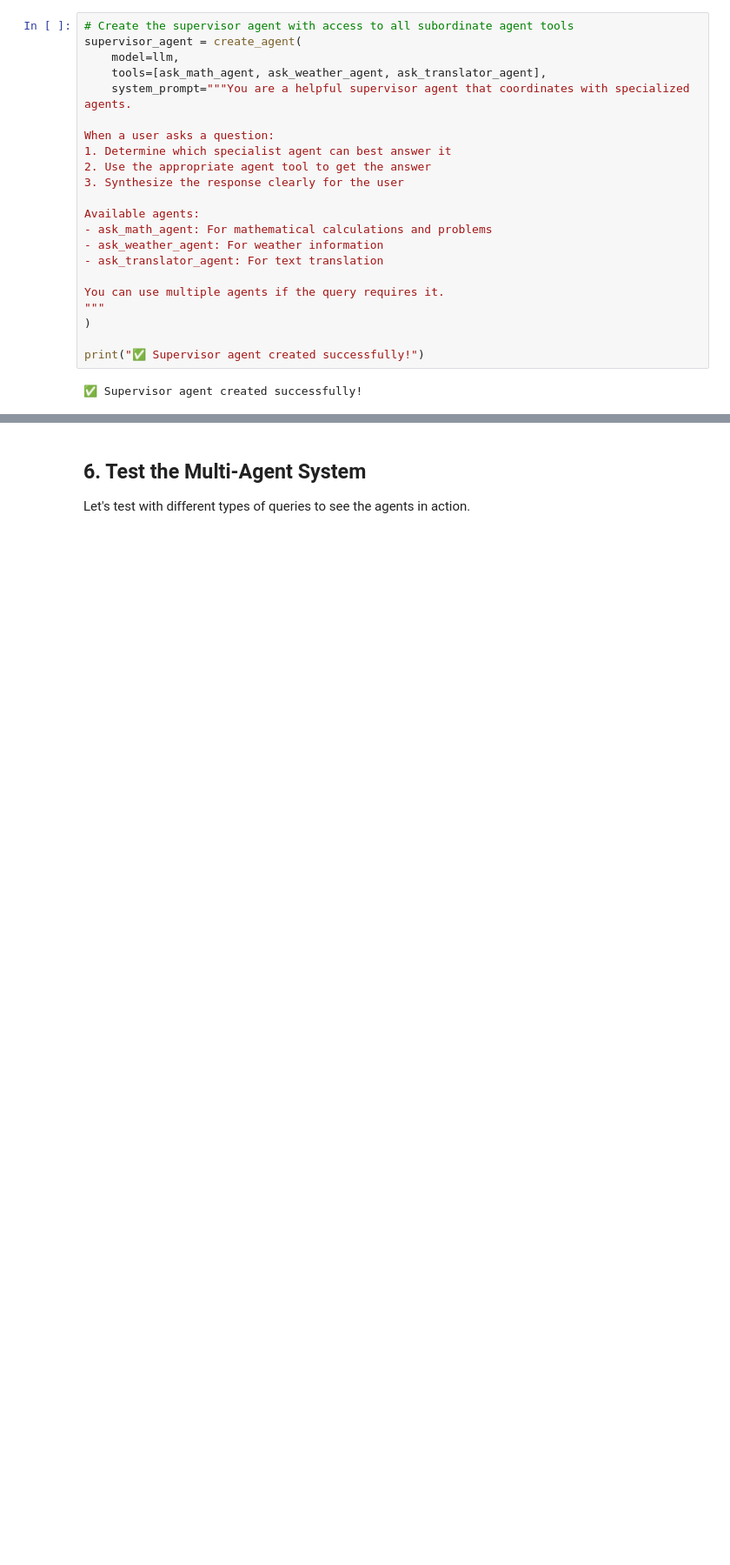
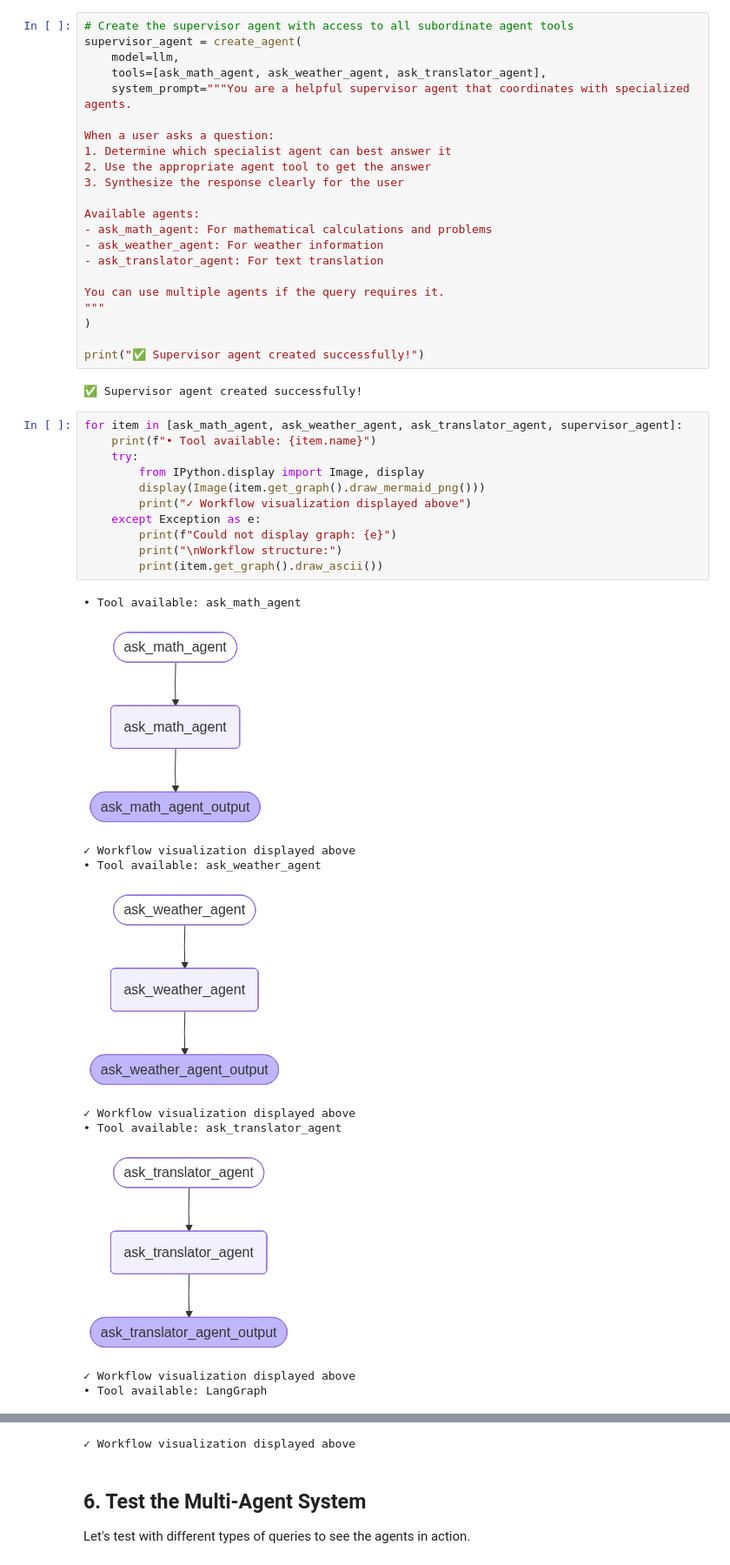
Before and after one commit to PacktPublishing/Building-Natural-Language-Pipelines, a Jupyter notebook: ch2/jupyter-notebooks/advanced-langchain-langgraph/03_multi-agent-workflow.ipynb, the cells around one changed output, grey strips where cells are left out. Shown at 87% size. Drawn from its saved outputs; the diff is of its cells as text; blank space fills up the shorter version.

```diff
--- a/ch2/jupyter-notebooks/advanced-langchain-langgraph/03_multi-agent-workflow.ipynb
+++ b/ch2/jupyter-notebooks/advanced-langchain-langgraph/03_multi-agent-workflow.ipynb
@@ -253,3 +254,25 @@ You can use multiple agents if the query requires it.
 print("✅ Supervisor agent created successfully!")
 # %% [output]
 ✅ Supervisor agent created successfully!
+# %%
+for item in [ask_math_agent, ask_weather_agent, ask_translator_agent, supervisor_agent]:
+    print(f"• Tool available: {item.name}")
+    try:
+        from IPython.display import Image, display
+        display(Image(item.get_graph().draw_mermaid_png()))
+        print("✓ Workflow visualization displayed above")
+    except Exception as e:
+        print(f"Could not display graph: {e}")
+        print("\nWorkflow structure:")
+        print(item.get_graph().draw_ascii())
+# %% [output]
+• Tool available: ask_math_agent
+[figure, added]
+✓ Workflow visualization displayed above
+• Tool available: ask_weather_agent
+[figure, added]
+✓ Workflow visualization displayed above
+• Tool available: ask_translator_agent
+[figure, added]
+✓ Workflow visualization displayed above
+• Tool available: LangGraph
@@ -256,3 +280,4 @@ print("✅ Supervisor agent created successfully!")
+✓ Workflow visualization displayed above
 # %% [markdown]
 ## 6. Test the Multi-Agent System
 
```
Also changed, not shown: parts of 2 cells of this notebook, 6 other files.
